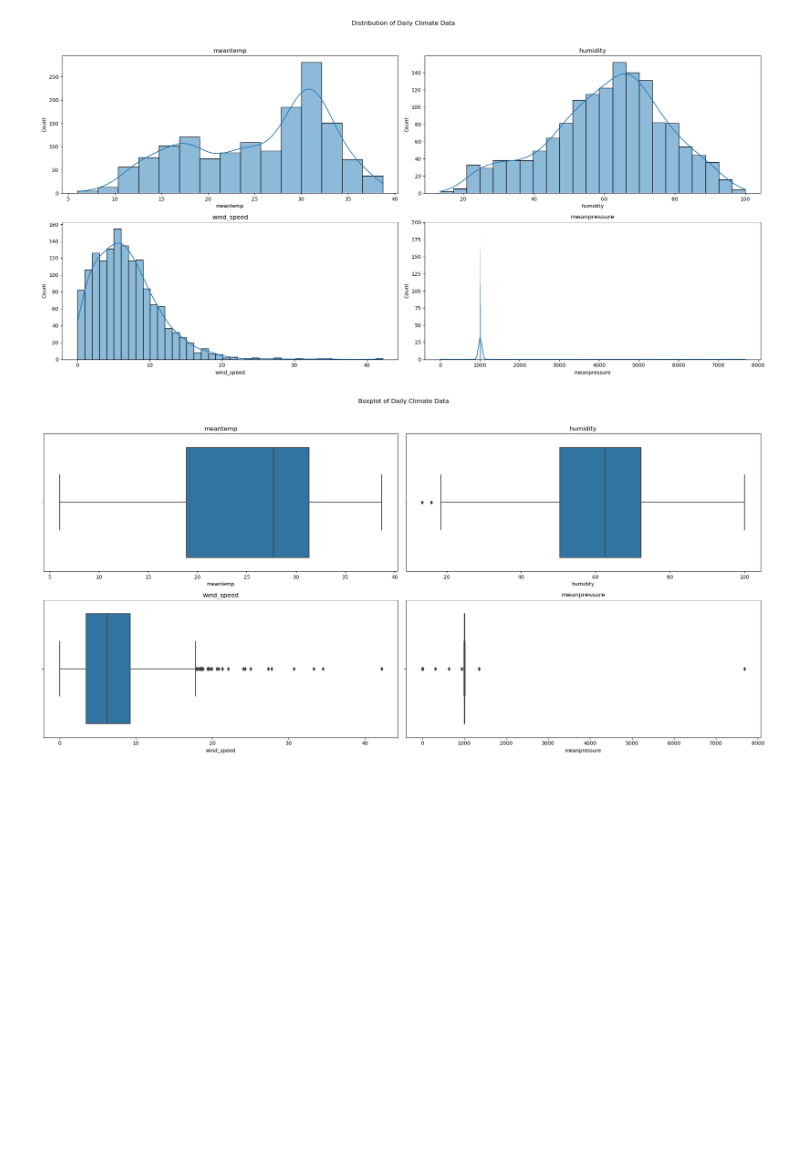
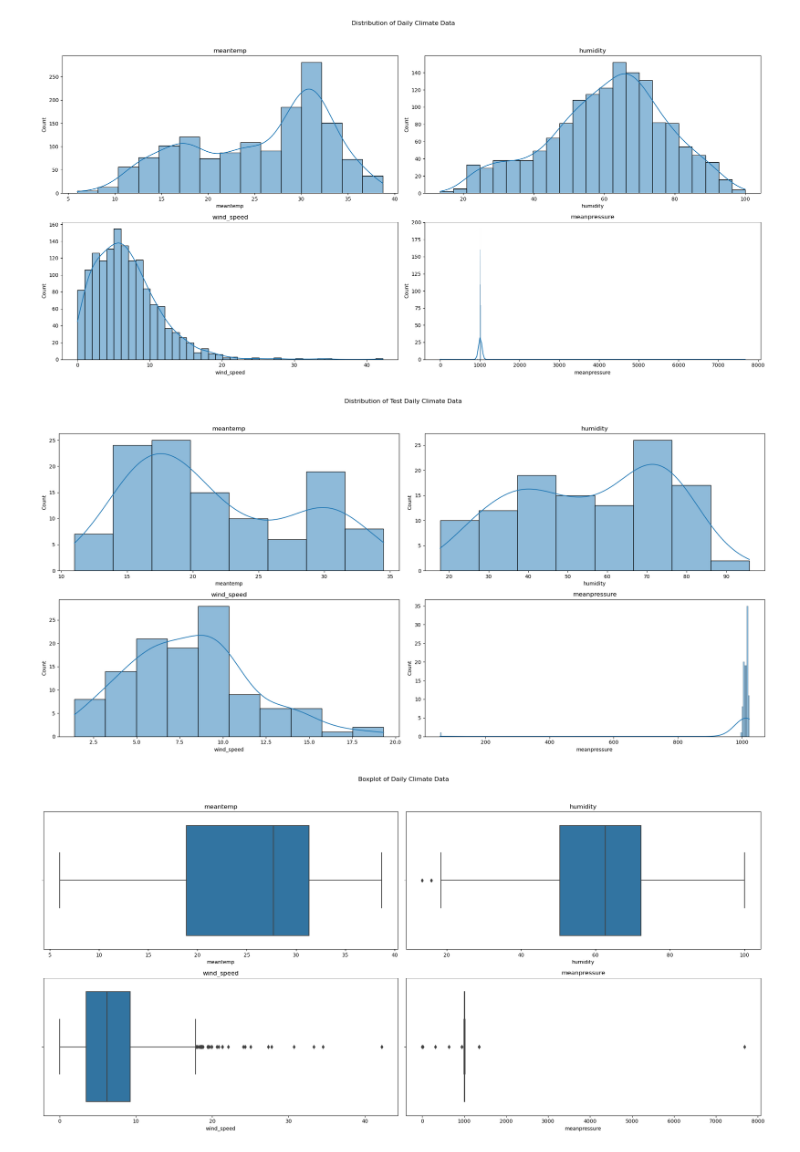
Before and after one commit to vannndar/data-science, a Jupyter notebook: Dailty Climate/notebook.ipynb, the cells around one changed output. Saved outputs shown, nothing was run; the diff lists cells and outputs as text; code cells hidden in the pictures; blank space fills up the shorter version.

```diff
--- a/Dailty Climate/notebook.ipynb
+++ b/Dailty Climate/notebook.ipynb
@@ -88,6 +88,22 @@ plt.tight_layout(rect=[0, 0, 1, 0.95])
 plt.show()
 # %% [output]
 [figure]
+# %%
+import matplotlib.pyplot as plt
+import seaborn as sns
+
+fig, axes = plt.subplots(2, 2, figsize=(20, 10))
+fig.suptitle('Distribution of Test Daily Climate Data')
+
+columns = ['meantemp', 'humidity', 'wind_speed', 'meanpressure']
+for ax, col in zip(axes.flat, columns):
+    sns.histplot(test[col], kde=True, ax=ax)
+    ax.set_title(col)
+
+plt.tight_layout(rect=[0, 0, 1, 0.95])
+plt.show()
+# %% [output]
+[figure, added]
 # %%
 # boxplot
 fig, axes = plt.subplots(2, 2, figsize=(20, 10))
```
Also changed, not shown: parts of 15 cells of this notebook.
